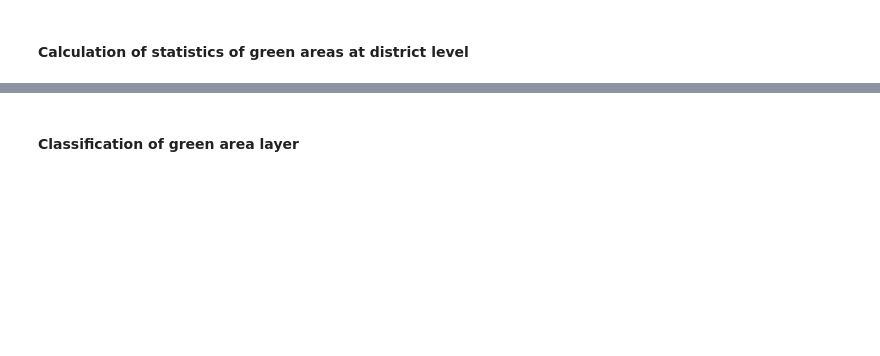
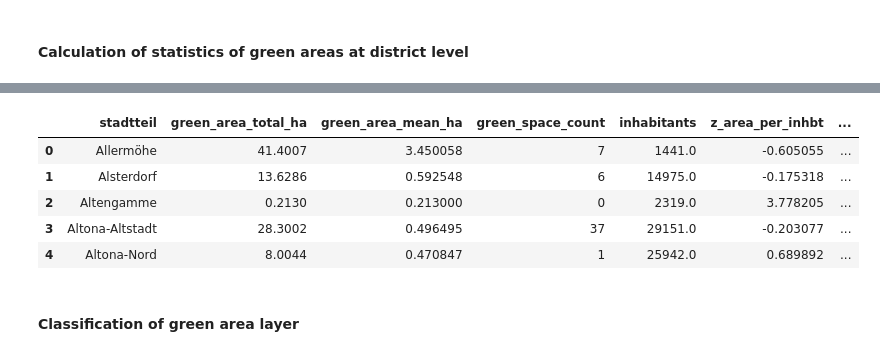
Before and after one commit to CharlotteGIS/egm722_project, a Jupyter notebook: my_project.ipynb, the cells around one changed output, grey strips where cells are left out. Cells and saved outputs as stored; diff of their text form; code cells hidden in the pictures; blank space fills up the shorter version.

```diff
--- a/my_project.ipynb
+++ b/my_project.ipynb
@@ -159,3 +242,18 @@ green_stats[['area_per_inhbt','perc_green_area' ]].std()
+# %%
+# Concatenates the original DataFrame with the z-score DataFrame
+green_stats_zscore = pd.concat([green_stats, z_scores_green_stats], axis=1)
+# drops the original variables perc_green_area and _area_per_inhb
+green_stats_zscore = green_stats_zscore.drop(['area_per_inhbt', 'perc_green_area'], axis=1)
+
+# Views the resulting DataFrame
+green_stats_zscore.head()
+# %% [output]
+|  | stadtteil | green_area_total_ha | green_area_mean_ha | green_space_count | inhabitants | z_area_per_inhbt | ... |
+| 0 | Allermöhe | 41.4007 | 3.450058 | 7 | 1441.0 | -0.605055 | ... |
+| 1 | Alsterdorf | 13.6286 | 0.592548 | 6 | 14975.0 | -0.175318 | ... |
+| 2 | Altengamme | 0.2130 | 0.213000 | 0 | 2319.0 | 3.778205 | ... |
+| 3 | Altona-Altstadt | 28.3002 | 0.496495 | 37 | 29151.0 | -0.203077 | ... |
+| 4 | Altona-Nord | 8.0044 | 0.470847 | 1 | 25942.0 | 0.689892 | ... |
 # %% [markdown]
 #### Classification of green area layer
 # %%
```
Also changed, not shown: parts of 37 cells of this notebook.
